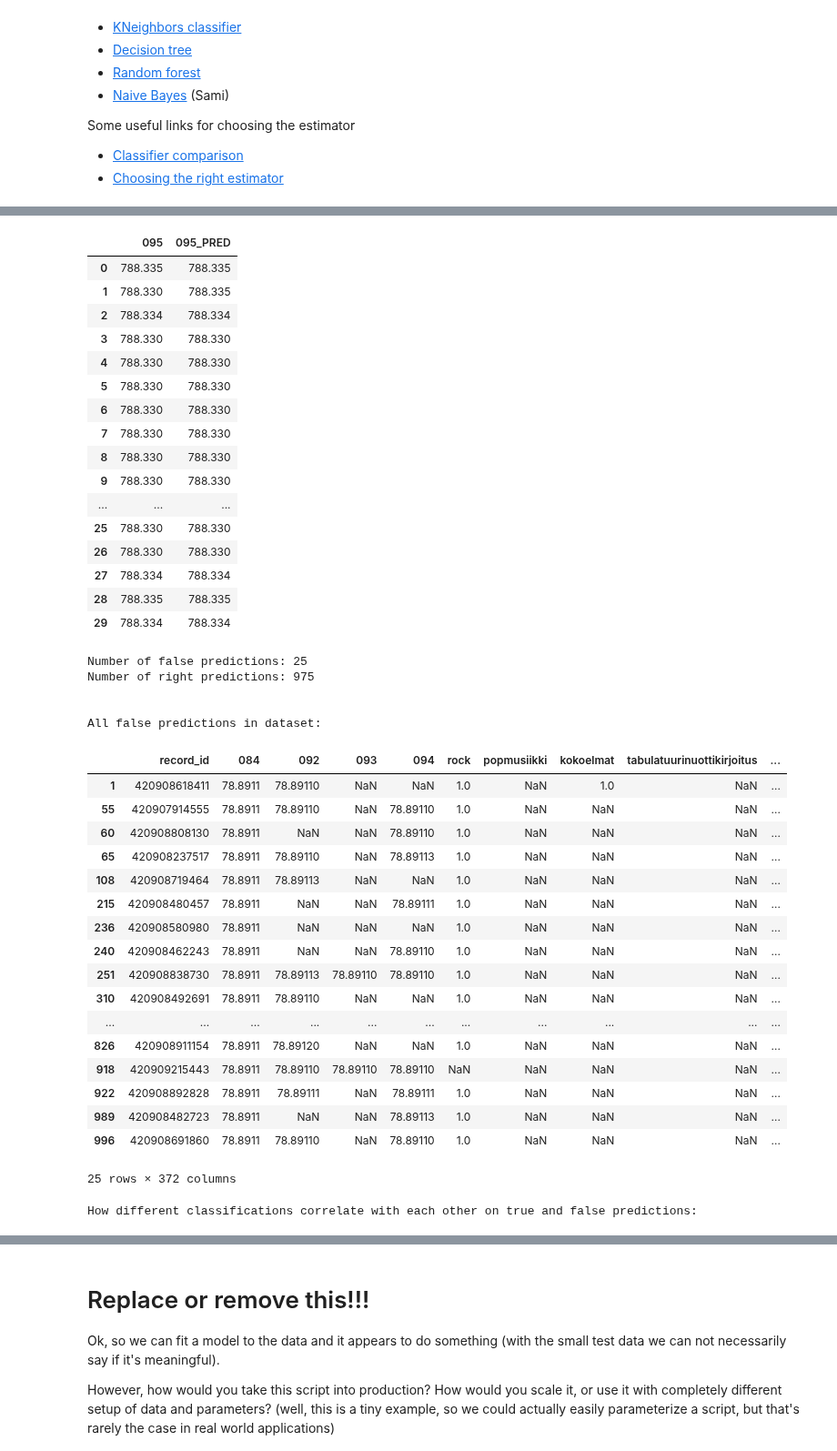
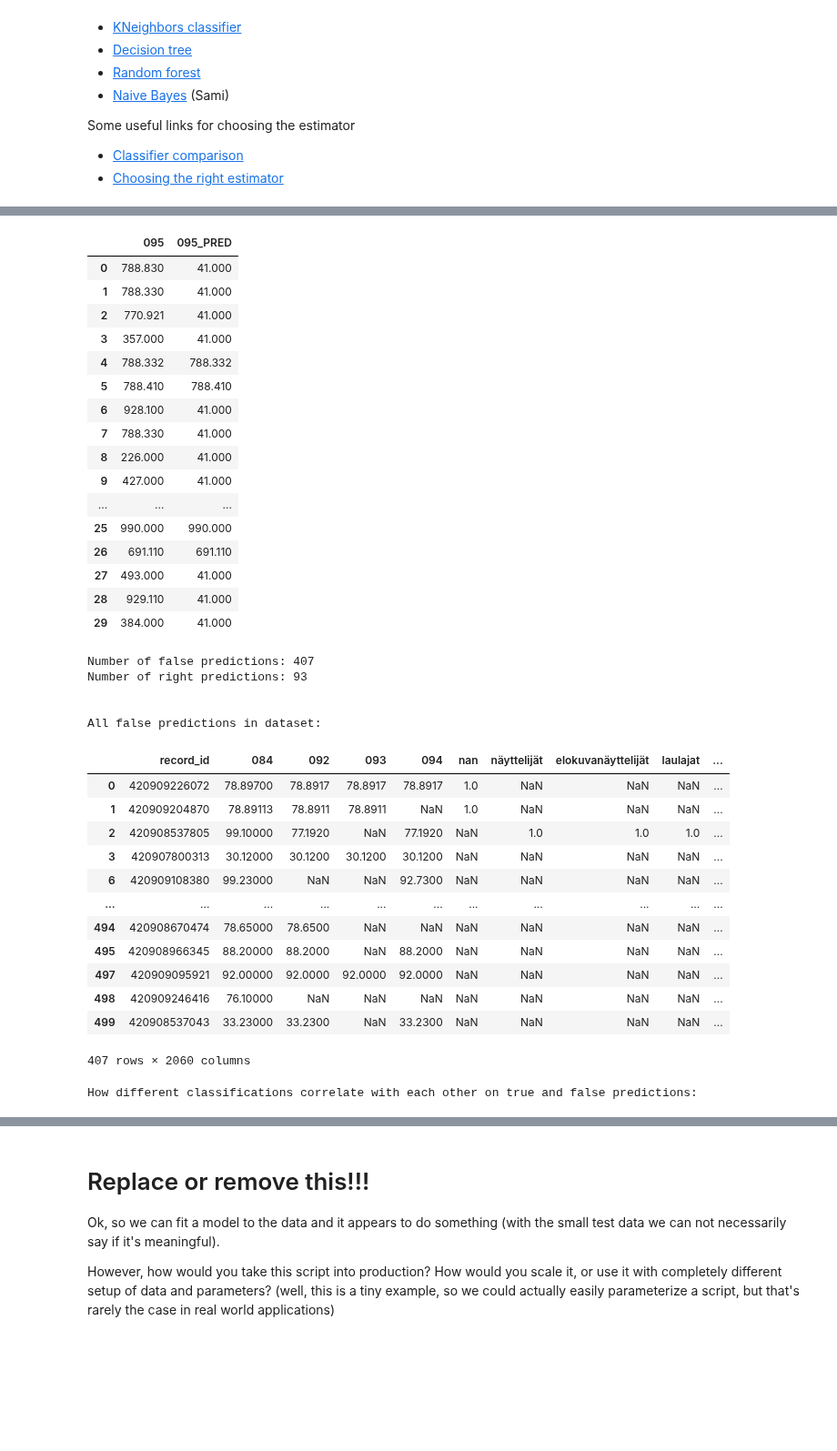
Before and after one commit to City-of-Helsinki/ml_hki_library_classifier, a Jupyter notebook: 01_model.ipynb, the cells around one changed output, grey strips where cells are left out. Shown at 91% size. Saved outputs shown, nothing was run; the diff lists cells and outputs as text; code cells hidden in the pictures; blank space fills up the shorter version.

```diff
--- a/01_model.ipynb
+++ b/01_model.ipynb
@@ -94,7 +94,9 @@ Remember, only simple assignments here!
 # Parameters
 
 # this cell is tagged with 'parameters'
-toy_data_filename = "data/preprocessed_data/dataset_toy_hki_lib_book_classification.csv"
+toy_data_file = "data/preprocessed_data/dataset_toy_all_classes.csv"
+all_classes_data_file = "data/preprocessed_data/dataset_clean_all_classes.csv"
+input_data_file = "data/preprocessed_data/input_file.csv"
 seed = 0
 # %% [output]
 [interactive output not drawn]
@@ -107,6 +109,6 @@ np.random.seed(seed)
 # %% [markdown]
 ## Import toy data for testing
 # %%
-toy_df = pd.read_csv(toy_data_filename, index_col=0)
+toy_df = pd.read_csv(toy_data_file, index_col=0)
 toy_df.head(30)
 # %% [output]
@@ -666,7 +729,7 @@ test_size = 0.2
 from sklearn import tree
 
 _ = test_model(
-    tree.DecisionTreeClassifier(),
+    tree.DecisionTreeClassifier(max_depth=10),
     StandardScaler(),
     toy_df,
     "DECISION TREE CLASSIFIER",
@@ -683,45 +746,40 @@ Loss: 0.877284995278976
 
 Original and predicted labels (first 30 rows):
 |  | 095 | 095_PRED |
-| 0 | 788.335 | 788.335 |
-| 1 | 788.330 | 788.335 |
-| 2 | 788.334 | 788.334 |
-| 3 | 788.330 | 788.330 |
-| 4 | 788.330 | 788.330 |
-| 5 | 788.330 | 788.330 |
-| 6 | 788.330 | 788.330 |
-| 7 | 788.330 | 788.330 |
-| 8 | 788.330 | 788.330 |
-| 9 | 788.330 | 788.330 |
+| 0 | 788.830 | 41.000 |
+| 1 | 788.330 | 41.000 |
+| 2 | 770.921 | 41.000 |
+| 3 | 357.000 | 41.000 |
+| 4 | 788.332 | 788.332 |
+| 5 | 788.410 | 788.410 |
+| 6 | 928.100 | 41.000 |
+| 7 | 788.330 | 41.000 |
+| 8 | 226.000 | 41.000 |
+| 9 | 427.000 | 41.000 |
 | ... | ... | ... |
-| 25 | 788.330 | 788.330 |
-| 26 | 788.330 | 788.330 |
-| 27 | 788.334 | 788.334 |
-| 28 | 788.335 | 788.335 |
-| 29 | 788.334 | 788.334 |
+| 25 | 990.000 | 990.000 |
+| 26 | 691.110 | 691.110 |
+| 27 | 493.000 | 41.000 |
+| 28 | 929.110 | 41.000 |
+| 29 | 384.000 | 41.000 |
-Number of false predictions: 25
-Number of right predictions: 975
+Number of false predictions: 407
+Number of right predictions: 93
 
 
 All false predictions in dataset:
-|  | record_id | 084 | 092 | 093 | 094 | rock | popmusiikki | kokoelmat | tabulatuurinuottikirjoitus | ... |
-| 1 | 420908618411 | 78.8911 | 78.89110 | NaN | NaN | 1.0 | NaN | 1.0 | NaN | ... |
-| 55 | 420907914555 | 78.8911 | 78.89110 | NaN | 78.89110 | 1.0 | NaN | NaN | NaN | ... |
-| 60 | 420908808130 | 78.8911 | NaN | NaN | 78.89110 | 1.0 | NaN | NaN | NaN | ... |
-| 65 | 420908237517 | 78.8911 | 78.89110 | NaN | 78.89113 | 1.0 | NaN | NaN | NaN | ... |
-| 108 | 420908719464 | 78.8911 | 78.89113 | NaN | NaN | 1.0 | NaN | NaN | NaN | ... |
-| 215 | 420908480457 | 78.8911 | NaN | NaN | 78.89111 | 1.0 | NaN | NaN | NaN | ... |
-| 236 | 420908580980 | 78.8911 | NaN | NaN | NaN | 1.0 | NaN | NaN | NaN | ... |
-| 240 | 420908462243 | 78.8911 | NaN | NaN | 78.89110 | 1.0 | NaN | NaN | NaN | ... |
-| 251 | 420908838730 | 78.8911 | 78.89113 | 78.89110 | 78.89110 | 1.0 | NaN | NaN | NaN | ... |
-| 310 | 420908492691 | 78.8911 | 78.89110 | NaN | NaN | 1.0 | NaN | NaN | NaN | ... |
+|  | record_id | 084 | 092 | 093 | 094 | nan | näyttelijät | elokuvanäyttelijät | laulajat | ... |
+| 0 | 420909226072 | 78.89700 | 78.8917 | 78.8917 | 78.8917 | 1.0 | NaN | NaN | NaN | ... |
+| 1 | 420909204870 | 78.89113 | 78.8911 | 78.8911 | NaN | 1.0 | NaN | NaN | NaN | ... |
+| 2 | 420908537805 | 99.10000 | 77.1920 | NaN | 77.1920 | NaN | 1.0 | 1.0 | 1.0 | ... |
+| 3 | 420907800313 | 30.12000 | 30.1200 | 30.1200 | 30.1200 | NaN | NaN | NaN | NaN | ... |
+| 6 | 420909108380 | 99.23000 | NaN | NaN | 92.7300 | NaN | NaN | NaN | NaN | ... |
 | ... | ... | ... | ... | ... | ... | ... | ... | ... | ... | ... |
-| 826 | 420908911154 | 78.8911 | 78.89120 | NaN | NaN | 1.0 | NaN | NaN | NaN | ... |
-| 918 | 420909215443 | 78.8911 | 78.89110 | 78.89110 | 78.89110 | NaN | NaN | NaN | NaN | ... |
-| 922 | 420908892828 | 78.8911 | 78.89111 | NaN | 78.89111 | 1.0 | NaN | NaN | NaN | ... |
-| 989 | 420908482723 | 78.8911 | NaN | NaN | 78.89113 | 1.0 | NaN | NaN | NaN | ... |
-| 996 | 420908691860 | 78.8911 | 78.89110 | NaN | 78.89110 | 1.0 | NaN | NaN | NaN | ... |
+| 494 | 420908670474 | 78.65000 | 78.6500 | NaN | NaN | NaN | NaN | NaN | NaN | ... |
+| 495 | 420908966345 | 88.20000 | 88.2000 | NaN | 88.2000 | NaN | NaN | NaN | NaN | ... |
+| 497 | 420909095921 | 92.00000 | 92.0000 | 92.0000 | 92.0000 | NaN | NaN | NaN | NaN | ... |
+| 498 | 420909246416 | 76.10000 | NaN | NaN | NaN | NaN | NaN | NaN | NaN | ... |
+| 499 | 420908537043 | 33.23000 | 33.2300 | NaN | 33.2300 | NaN | NaN | NaN | NaN | ... |
-25 rows × 372 columns
+407 rows × 2060 columns
 How different classifications correlate with each other on true and false predictions:
 [interactive output not drawn]
 # %% [markdown]
```
Also changed, not shown: parts of 5 cells of this notebook.
